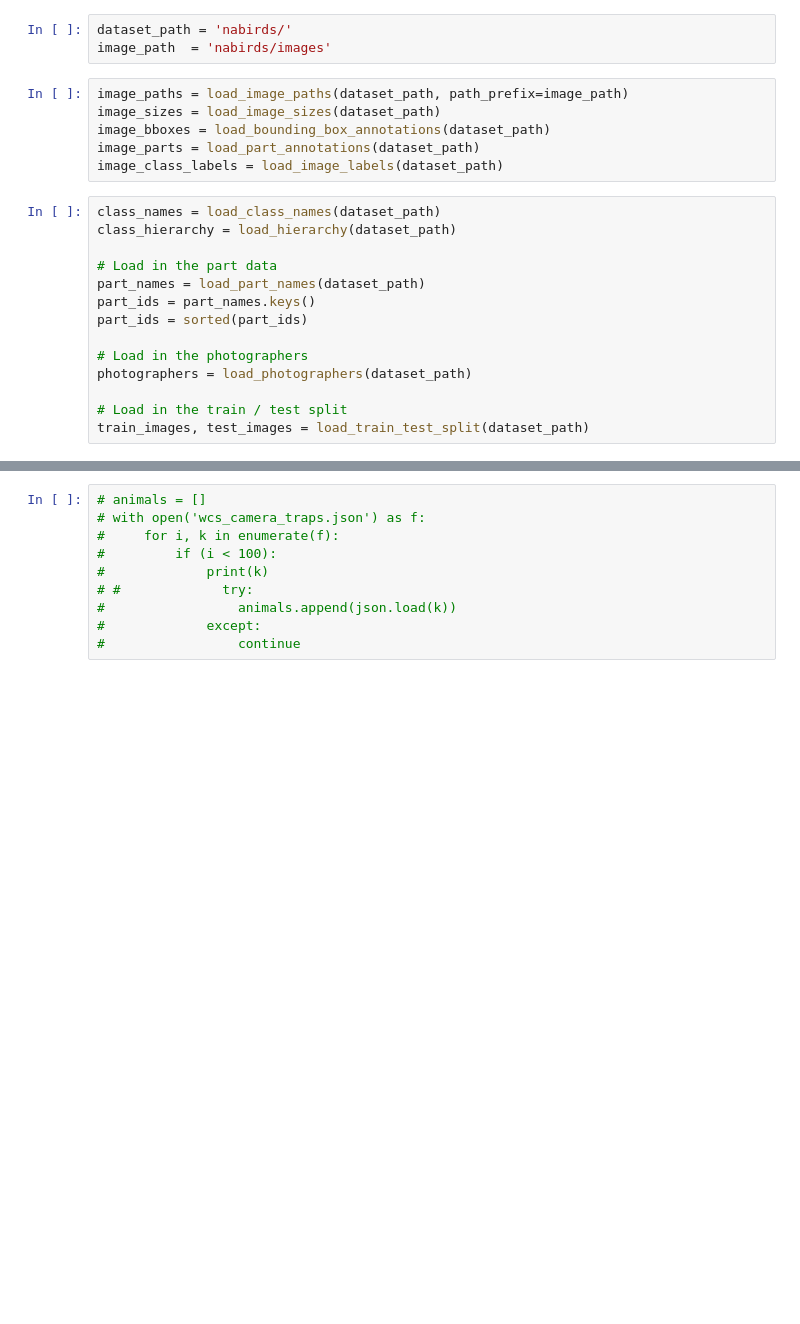
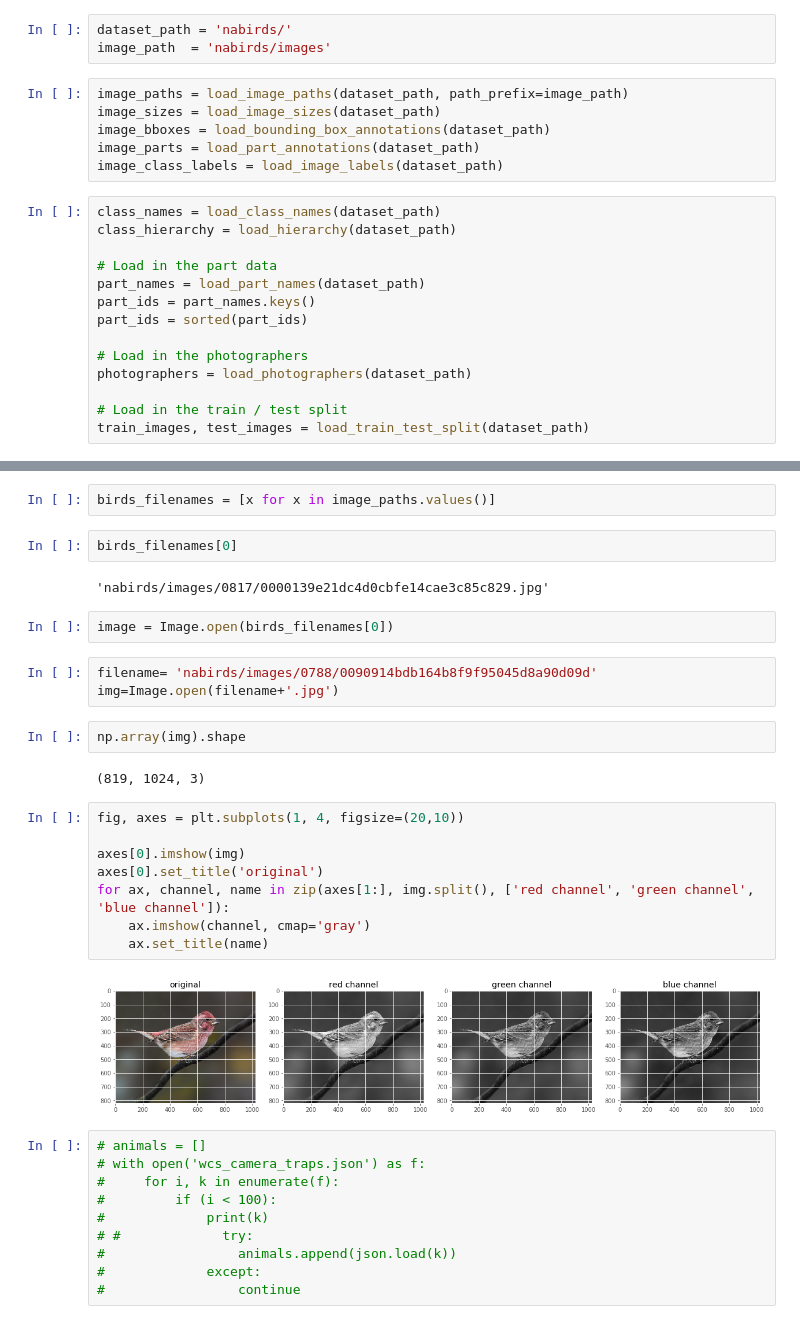
Before and after one commit to cwong690/Birdex, a Jupyter notebook: image_prep.ipynb, the cells around one changed output, grey strips where cells are left out. Drawn from its saved outputs; the diff is of its cells as text; blank space fills up the shorter version.

Commit message:
get filenames and image paths to open birds

```diff
--- a/image_prep.ipynb
+++ b/image_prep.ipynb
@@ -381,3 +370,28 @@ dict
+# %%
+birds_filenames = [x for x in image_paths.values()]
+# %%
+birds_filenames[0]
+# %% [output]
+'nabirds/images/0817/0000139e21dc4d0cbfe14cae3c85c829.jpg'
+# %%
+image = Image.open(birds_filenames[0])
+# %%
+filename= 'nabirds/images/0788/0090914bdb164b8f9f95045d8a90d09d'
+img=Image.open(filename+'.jpg')
+# %%
+np.array(img).shape
+# %% [output]
+(819, 1024, 3)
+# %%
+fig, axes = plt.subplots(1, 4, figsize=(20,10))
+
+axes[0].imshow(img)
+axes[0].set_title('original')
+for ax, channel, name in zip(axes[1:], img.split(), ['red channel', 'green channel', 'blue channel']):
+    ax.imshow(channel, cmap='gray')
+    ax.set_title(name)
+# %% [output]
+[figure, added]
 # %%
 # animals = []
 # with open('wcs_camera_traps.json') as f:
```
Also changed, not shown: parts of 4 cells of this notebook.
